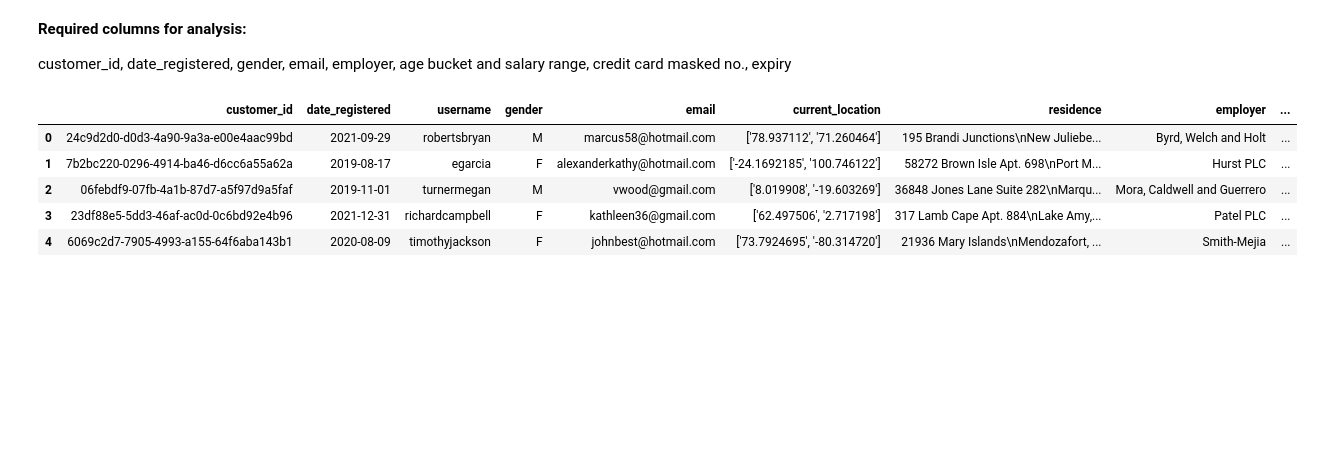
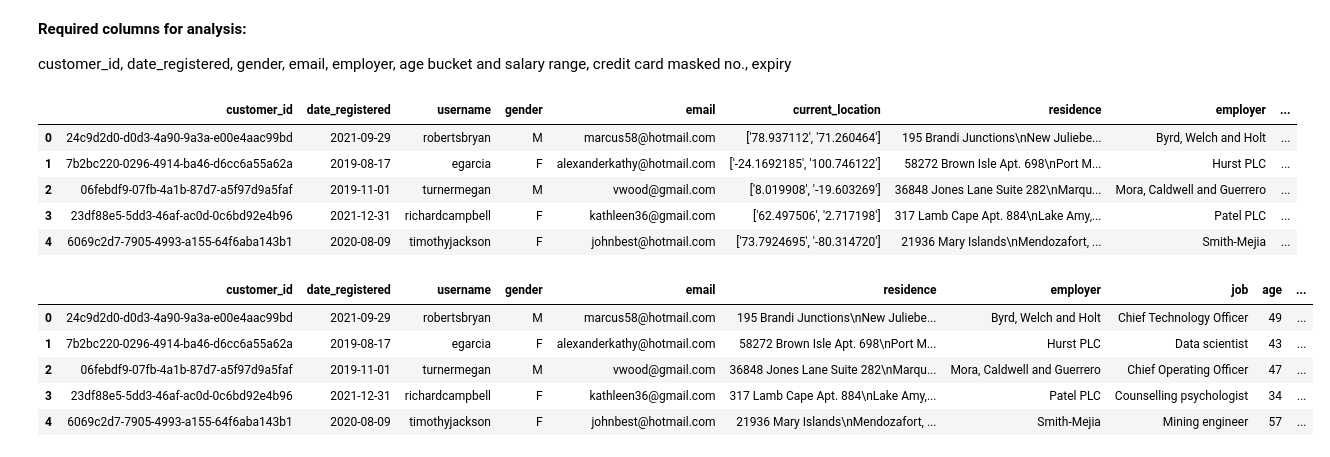
Before and after one commit to Srinidhi16/Forage-Projects, a Jupyter notebook: Commonwealth_Bank.ipynb, the cells around one changed output. Saved outputs shown, nothing was run; the diff lists cells and outputs as text; code cells hidden in the pictures; blank space fills up the shorter version.

```diff
--- a/Commonwealth_Bank.ipynb
+++ b/Commonwealth_Bank.ipynb
@@ -49,3 +49,23 @@ df.head()
 | 2 | 06febdf9-07fb-4a1b-87d7-a5f97d9a5faf | 2019-11-01 | turnermegan | M | vwood@gmail.com | ['8.019908', '-19.603269'] | 36848 Jones Lane Suite 282\nMarqu... | Mora, Caldwell and Guerrero | ... |
 | 3 | 23df88e5-5dd3-46af-ac0d-0c6bd92e4b96 | 2021-12-31 | richardcampbell | F | kathleen36@gmail.com | ['62.497506', '2.717198'] | 317 Lamb Cape Apt. 884\nLake Amy,... | Patel PLC | ... |
 | 4 | 6069c2d7-7905-4993-a155-64f6aba143b1 | 2020-08-09 | timothyjackson | F | johnbest@hotmail.com | ['73.7924695', '-80.314720'] | 21936 Mary Islands\nMendozafort, ... | Smith-Mejia | ... |
+# %%
+#Removing credit card security code and credit card provider as that isn't required
+df = df.drop(columns = ['credit_card_security_code'])
+# %%
+#removing current location lat & long
+df = df.drop(columns = ['current_location'])
+# %%
+#From residence columns extract state and pin-code
+df['pincode'] = df['residence'].str[-5:]  #.str applies string slicing element-wise to the column
+# %%
+df['state'] = df['residence'].str[-8:-6]
+# %%
+df.head()
+# %% [output]
+|  | customer_id | date_registered | username | gender | email | residence | employer | job | age | ... |
+| 0 | 24c9d2d0-d0d3-4a90-9a3a-e00e4aac99bd | 2021-09-29 | robertsbryan | M | marcus58@hotmail.com | 195 Brandi Junctions\nNew Juliebe... | Byrd, Welch and Holt | Chief Technology Officer | 49 | ... |
+| 1 | 7b2bc220-0296-4914-ba46-d6cc6a55a62a | 2019-08-17 | egarcia | F | alexanderkathy@hotmail.com | 58272 Brown Isle Apt. 698\nPort M... | Hurst PLC | Data scientist | 43 | ... |
+| 2 | 06febdf9-07fb-4a1b-87d7-a5f97d9a5faf | 2019-11-01 | turnermegan | M | vwood@gmail.com | 36848 Jones Lane Suite 282\nMarqu... | Mora, Caldwell and Guerrero | Chief Operating Officer | 47 | ... |
+| 3 | 23df88e5-5dd3-46af-ac0d-0c6bd92e4b96 | 2021-12-31 | richardcampbell | F | kathleen36@gmail.com | 317 Lamb Cape Apt. 884\nLake Amy,... | Patel PLC | Counselling psychologist | 34 | ... |
+| 4 | 6069c2d7-7905-4993-a155-64f6aba143b1 | 2020-08-09 | timothyjackson | F | johnbest@hotmail.com | 21936 Mary Islands\nMendozafort, ... | Smith-Mejia | Mining engineer | 57 | ... |
```
Also changed, not shown: parts of 8 cells of this notebook.
